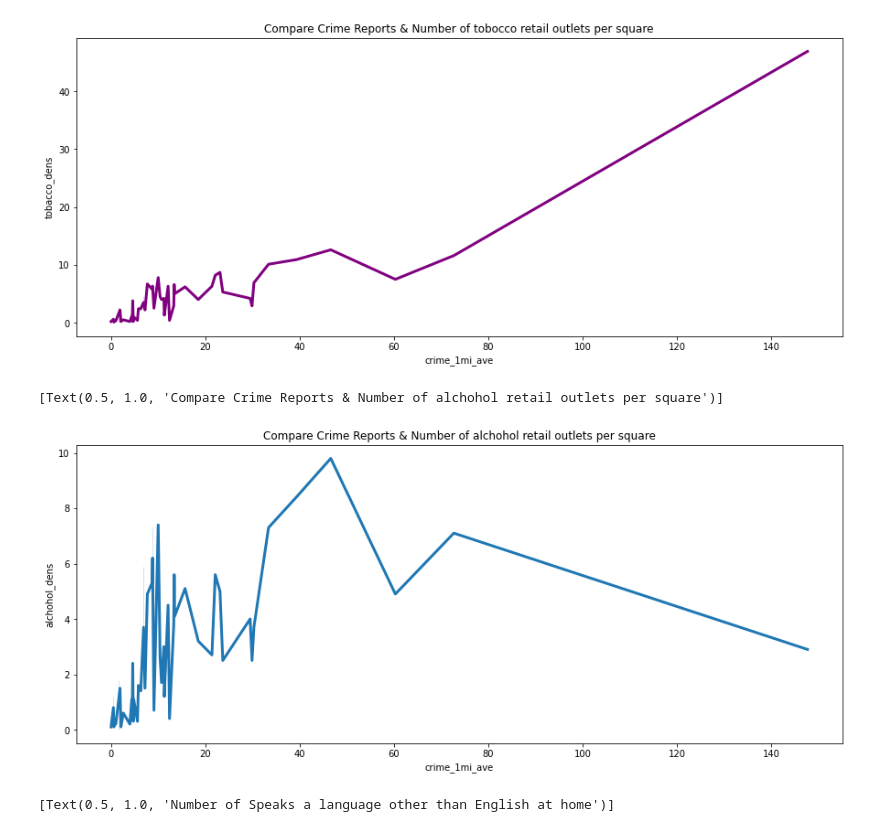
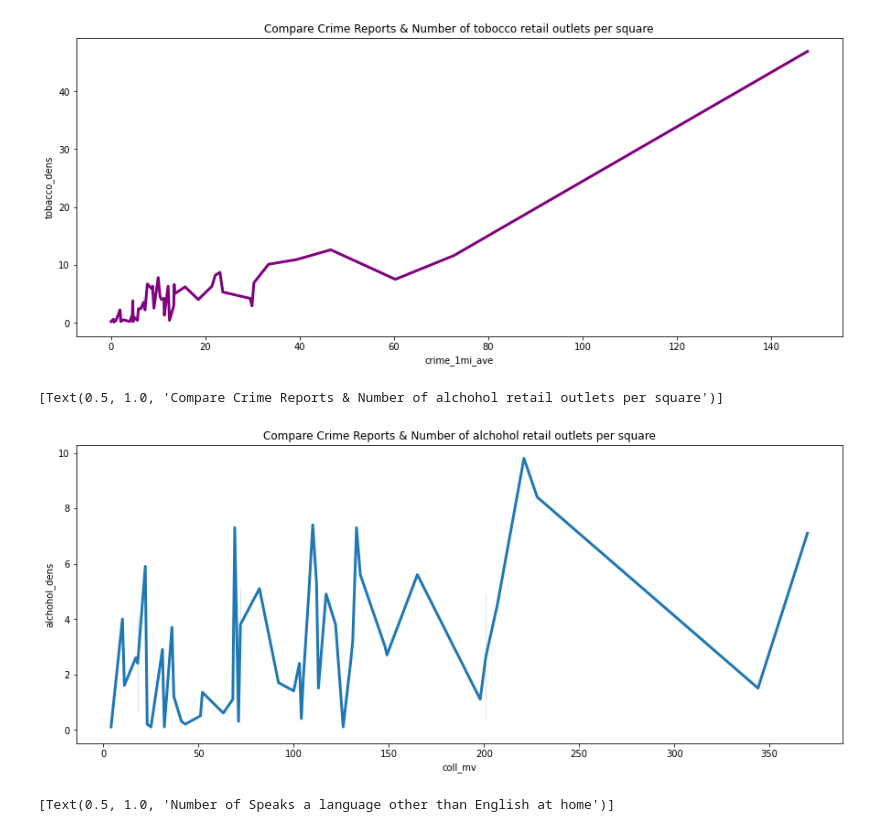
Before and after one commit to EsraMutlugun/EsraMutlugun, a Jupyter notebook: Data_SciencePROJECT.ipynb, the cells around one changed output. Saved outputs shown, nothing was run; the diff lists cells and outputs as text; code cells hidden in the pictures.

```diff
--- a/Data_SciencePROJECT.ipynb
+++ b/Data_SciencePROJECT.ipynb
@@ -488,13 +501,13 @@ sns.lineplot(data=data, x="crime_1mi_ave", y="tobacco_dens",color="purple",linew
 [Text(0.5, 1.0, 'Compare Crime Reports & Number of tobocco retail outlets per square')]
 [figure]
 # %%
-# Display Crime Reports & Number of alchohol retail outlets per square"
+# Display Motor Vehicle Injury & Number of alchohol retail outlets per square"
 
 plt.figure(figsize=(15,6))
-sns.lineplot(data=data, x="crime_1mi_ave", y="alchohol_dens",palette="BuPu",linewidth=3).set(title='Compare Crime Reports & Number of alchohol retail outlets per square')
+sns.lineplot(data=data, x="coll_mv", y="alchohol_dens",palette="BuPu",linewidth=3).set(title='Compare Crime Reports & Number of alchohol retail outlets per square')
 # %% [output]
 [Text(0.5, 1.0, 'Compare Crime Reports & Number of alchohol retail outlets per square')]
-[figure, old version]
+[figure, new version]
 # %%
 # Display Santa Clara County Demografic Distribution bt Ethnicity
 fig, axes = plt.subplots(3,2, sharex=True, figsize=(16,15))
```
Also changed, not shown: parts of 8 cells of this notebook.
